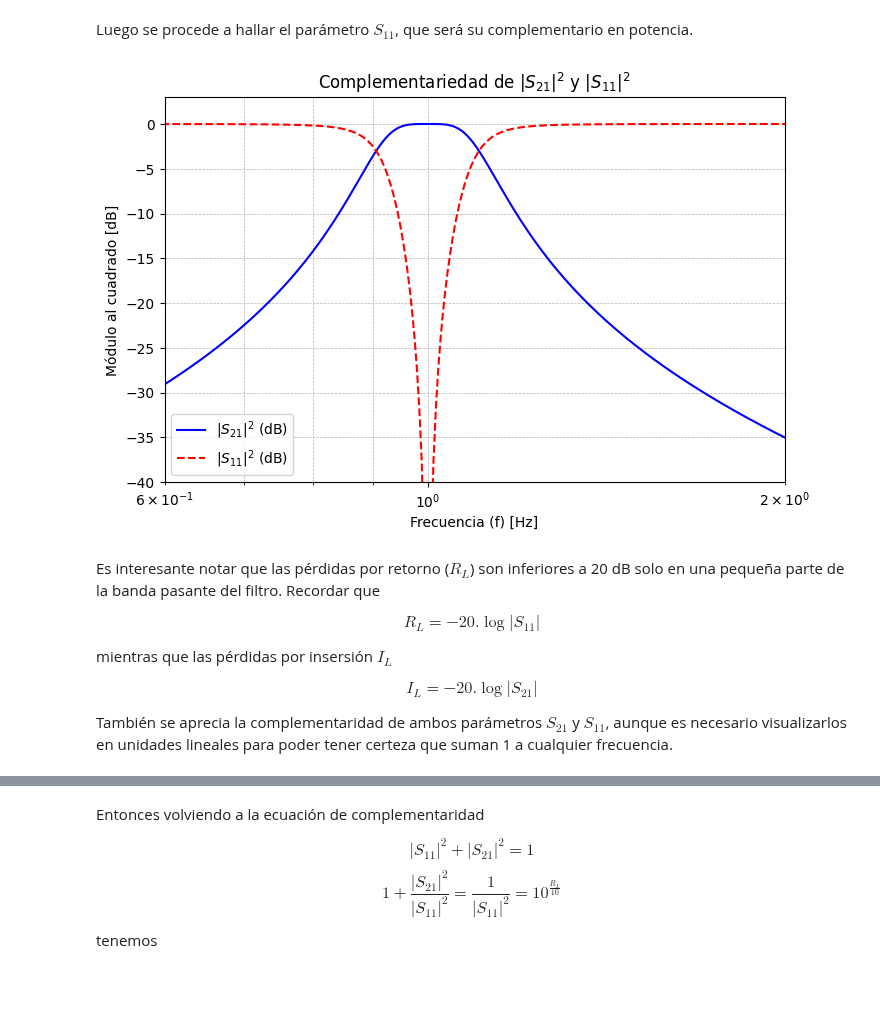
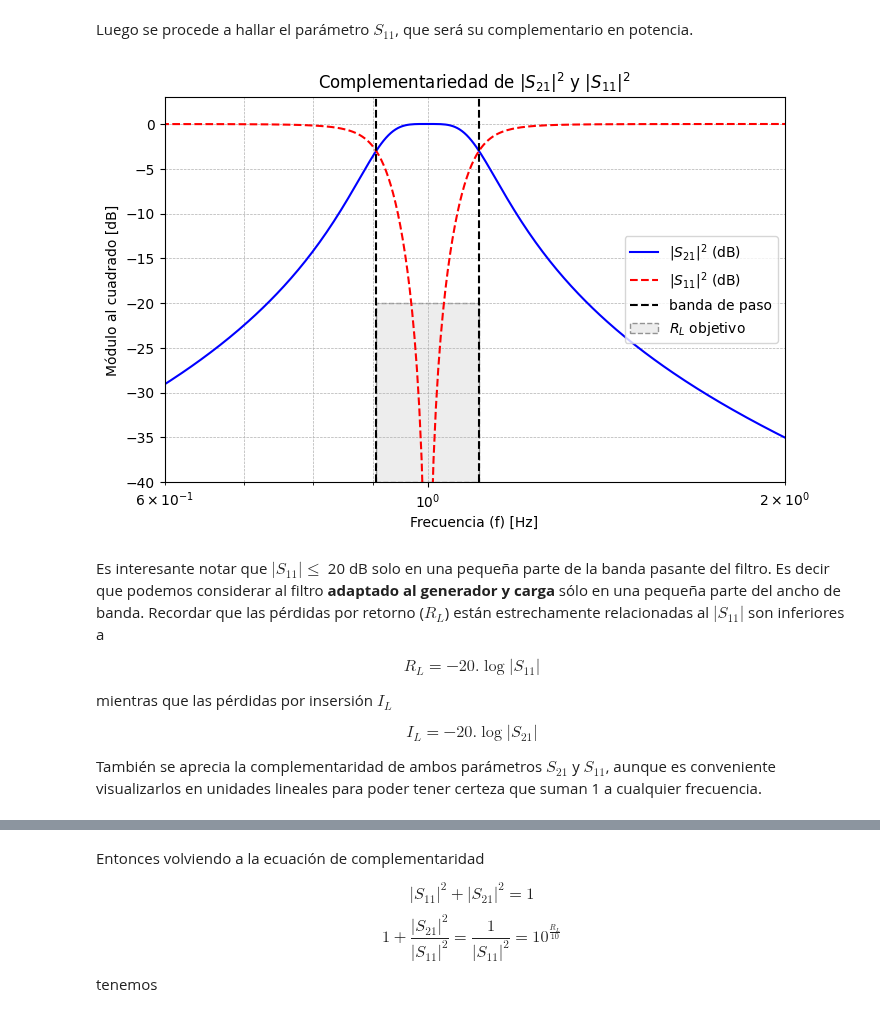
Before and after one commit to marianux/pytc2, a Jupyter notebook: docs/notebooks/ejnb_funciones_transf_doblemente_cargadas.ipynb, the cells around one changed output, grey strips where cells are left out. Drawn from its saved outputs; the diff is of its cells as text; code cells hidden in the pictures; blank space fills up the shorter version.

```diff
--- a/docs/notebooks/ejnb_funciones_transf_doblemente_cargadas.ipynb
+++ b/docs/notebooks/ejnb_funciones_transf_doblemente_cargadas.ipynb
@@ -176,8 +176,12 @@ Comenzamos buscando la expresión de $Z_1$ a partir de  $S_{11}$, no sin antes d
 Q_bp = sp.Rational(5)
 Q_lp = sp.sqrt(2)/2
 
+# frecuencias de corte del pasabanda
+w1, w2 = np.sort(np.abs(np.roots([1, -1/Q_bp.evalf(), -1])))
+
 # nucleo de transformación pasabanda
 Kbp = Q_bp * (s**2 + 1) / s
+
 
 T2proto = 1/(s**2 + s * 1/Q_lp + 1)
 
@@ -225,36 +229,41 @@ def plt_Sparams(S21sq, S11sq, bDb = True ):
 
     else:
         S21_dB = S21_vals
         S11_dB = S11_vals
         s21_lbl = r'$|S_{21}|^2$'
         s11_lbl = r'$|S_{11}|^2$'
         ylbl = 'Módulo al cuadrado'
 
 
     # Graficar en escala log-log
     plt.figure(1, figsize=(8, 5))
     plt.semilogx(frequencies, S21_dB, label=s21_lbl, color='blue')
     plt.semilogx(frequencies, S11_dB, label=s11_lbl, color='red', linestyle='--')
     plt.xlabel('Frecuencia (f) [Hz]')
     plt.ylabel(ylbl)
     plt.title(r'Complementariedad de $|S_{21}|^2$ y $|S_{11}|^2$')
     plt.legend()
     plt.grid(which='both', linestyle='--', linewidth=0.5)
 
 
 S21sq = sp.simplify(sp.expand(S21 * S21.subs(s, -s)))
 
 S11sq = sp.simplify(sp.expand(1 - S21sq))
 
 plt_Sparams(S21sq, S11sq, bDb = True)
 
+plt.plot( [w1, w1], [-40, 3], 'k--', label = 'banda de paso' )
+plt.plot( [w2, w2], [-40, 3], 'k--' )
+plt.fill([w1, w1, w2, w2], [-40, -20, -20, -40], 'lightgrey', alpha=0.4, lw=1, ls='--', ec='k', label = '$R_L$ objetivo')
+
 plt.ylim([-40, 3])
 plt.xlim([.6, 2])
+plt.legend()
 plt.show()
 # %% [output]
-[figure, old version]
+[figure, new version]
 # %% [markdown]
-Es interesante notar que las pérdidas por retorno ($R_L$) son inferiores a 20 dB solo en una pequeña parte de la banda pasante del filtro. Recordar que
+Es interesante notar que $|S_{11}| \leq$  20 dB solo en una pequeña parte de la banda pasante del filtro. Es decir que podemos considerar al filtro **adaptado al generador y carga** sólo en una pequeña parte del ancho de banda. Recordar que las pérdidas por retorno ($R_L$) están estrechamente relacionadas al $|S_{11}|$ son inferiores a
 
 $$
 R_L = -20.\log|S_{11}|
@@ -266,7 +275,7 @@ $$
 I_L = -20.\log|S_{21}|
 $$
 
-También se aprecia la complementaridad de ambos parámetros $S_{21}$ y $S_{11}$, aunque es necesario visualizarlos en unidades lineales para poder tener certeza que suman 1 a cualquier frecuencia.
+También se aprecia la complementaridad de ambos parámetros $S_{21}$ y $S_{11}$, aunque es conveniente visualizarlos en unidades lineales para poder tener certeza que suman 1 a cualquier frecuencia.
 # %%
 plt_Sparams(S21sq, S11sq, bDb = False)
 
```
Also changed, not shown: parts of 9 cells of this notebook, 7 other files.
